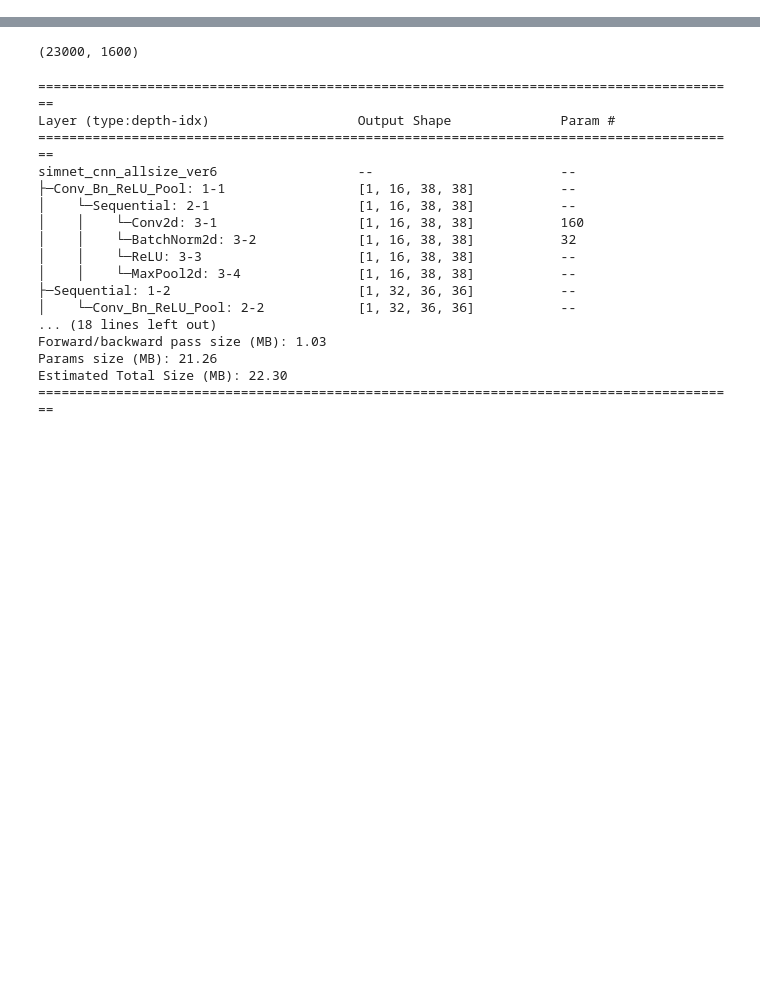
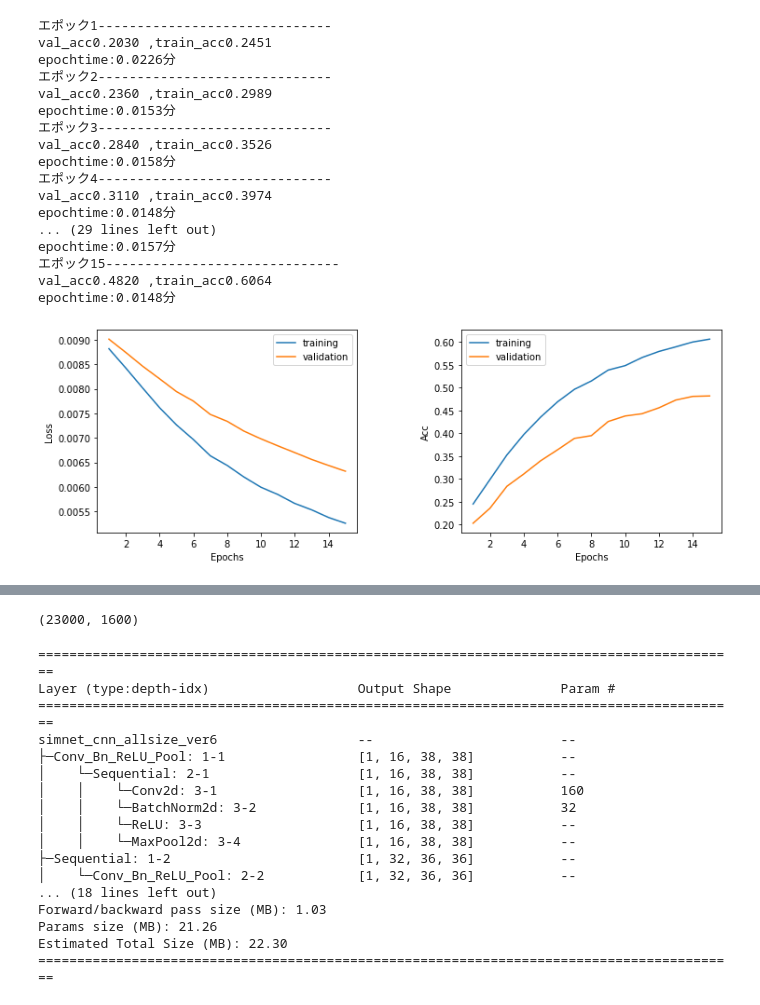
Before and after one commit to k-kw/ipynb, a Jupyter notebook: main_classification.ipynb, the cells around one changed output, grey strips where cells are left out. Drawn from its saved outputs; the diff is of its cells as text; code cells hidden in the pictures; blank space fills up the shorter version.

```diff
--- a/main_classification.ipynb
+++ b/main_classification.ipynb
@@ -28,0 +41,4 @@ from torchinfo import summary
+# %%
+sim.data = sim.data.reshape(22000, 1, 1600)
+# %%
+myset = mtc.My_dataset(sim.data, label.data)
@@ -28,0 +85,15 @@ from torchinfo import summary
+# %%
+batch=256
+norm_loader_m_t = DataLoader(myset.dataset_train, batch_size = batch, shuffle = True)
+norm_loader_m_v = DataLoader(myset.dataset_val, batch_size = batch, shuffle = False)
+# %%
+#md_path='../torch_pth/fm22000_expe_16-32.pth'
+
+input_channel = 1
+output_channel = [16, 32]
+kernel_size = [10, 10]
+pool_list = [2, 2]
+criterion = nn.NLLLoss()
+device = torch.device('cuda:0' if torch.cuda.is_available() else 'cpu')
+
+model = my_model.simnet_cnn1d(len(output_channel), input_channel, output_channel, kernel_size, pool_list, 10, 0.5, 128).to(device)
@@ -28,0 +124,30 @@ from torchinfo import summary
+# %%
+optimizer = optim.Adam(model.parameters(), lr=0.00001)
+
+epochs = 15
+
+#training
+tl, vl, ta, va = DL.train_model_ver3(norm_loader_m_t, norm_loader_m_v, model, criterion, optimizer, epochs, device, \
+                                    False, None, False, None)
+
+#torch.save(model.state_dict(), md_path)
+DL.learning_curv_ver2( 12, 4, 10, 10, tls = tl, vls = vl, tas = ta, vas = va)
+# %% [output]
+エポック1------------------------------
+val_acc0.2030 ,train_acc0.2451
+epochtime:0.0226分
+エポック2------------------------------
+val_acc0.2360 ,train_acc0.2989
+epochtime:0.0153分
+エポック3------------------------------
+val_acc0.2840 ,train_acc0.3526
+epochtime:0.0158分
+エポック4------------------------------
+val_acc0.3110 ,train_acc0.3974
+epochtime:0.0148分
+... (29 lines left out)
+epochtime:0.0157分
+エポック15------------------------------
+val_acc0.4820 ,train_acc0.6064
+epochtime:0.0148分
+[figure, added]
```
Also changed, not shown: parts of 30 cells of this notebook.
